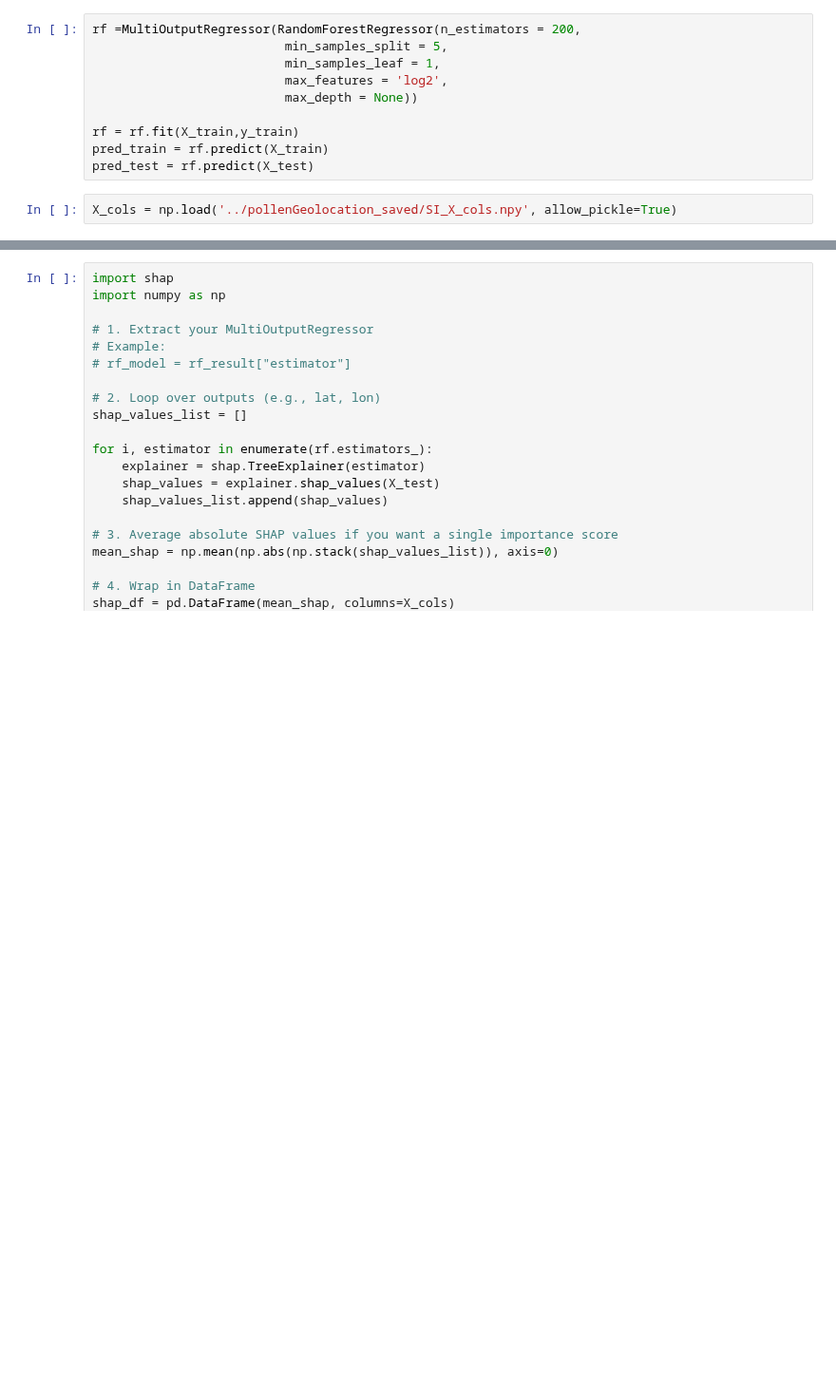
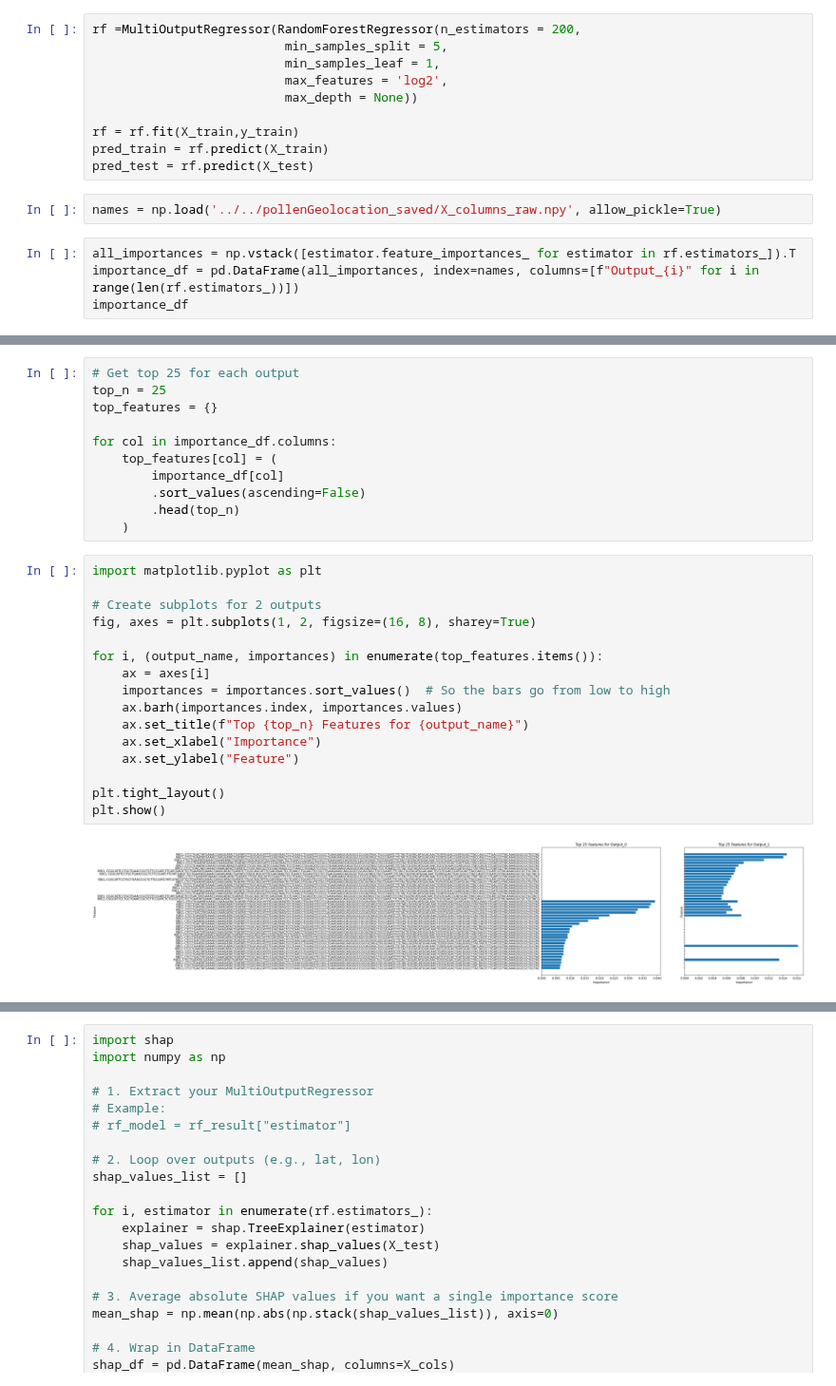
Before and after one commit to hayesrebecca/pollenGeolocation, a Jupyter notebook: raw/5_rawAllModelCompare.ipynb, the cells around one changed output, grey strips where cells are left out. Shown at 95% size. Saved outputs shown, nothing was run; the diff lists cells and outputs as text; blank space fills up the shorter version.

```diff
--- a/raw/5_rawAllModelCompare.ipynb
+++ b/raw/5_rawAllModelCompare.ipynb
@@ -498,4 +504,8 @@ rf = rf.fit(X_train,y_train)
 pred_train = rf.predict(X_train)
 pred_test = rf.predict(X_test)
 # %%
-X_cols = np.load('../pollenGeolocation_saved/SI_X_cols.npy', allow_pickle=True)
+names = np.load('../../pollenGeolocation_saved/X_columns_raw.npy', allow_pickle=True)
+# %%
+all_importances = np.vstack([estimator.feature_importances_ for estimator in rf.estimators_]).T
+importance_df = pd.DataFrame(all_importances, index=names, columns=[f"Output_{i}" for i in range(len(rf.estimators_))])
+importance_df
@@ -501,0 +526,29 @@ X_cols = np.load('../pollenGeolocation_saved/SI_X_cols.npy', allow_pickle=True)
+# %%
+# Get top 25 for each output
+top_n = 25
+top_features = {}
+
+for col in importance_df.columns:
+    top_features[col] = (
+        importance_df[col]
+        .sort_values(ascending=False)
+        .head(top_n)
+    )
+# %%
+import matplotlib.pyplot as plt
+
+# Create subplots for 2 outputs
+fig, axes = plt.subplots(1, 2, figsize=(16, 8), sharey=True)
+
+for i, (output_name, importances) in enumerate(top_features.items()):
+    ax = axes[i]
+    importances = importances.sort_values()  # So the bars go from low to high
+    ax.barh(importances.index, importances.values)
+    ax.set_title(f"Top {top_n} Features for {output_name}")
+    ax.set_xlabel("Importance")
+    ax.set_ylabel("Feature")
+
+plt.tight_layout()
+plt.show()
+# %% [output]
+[figure, added]
```
Also changed, not shown: parts of 34 cells of this notebook.
